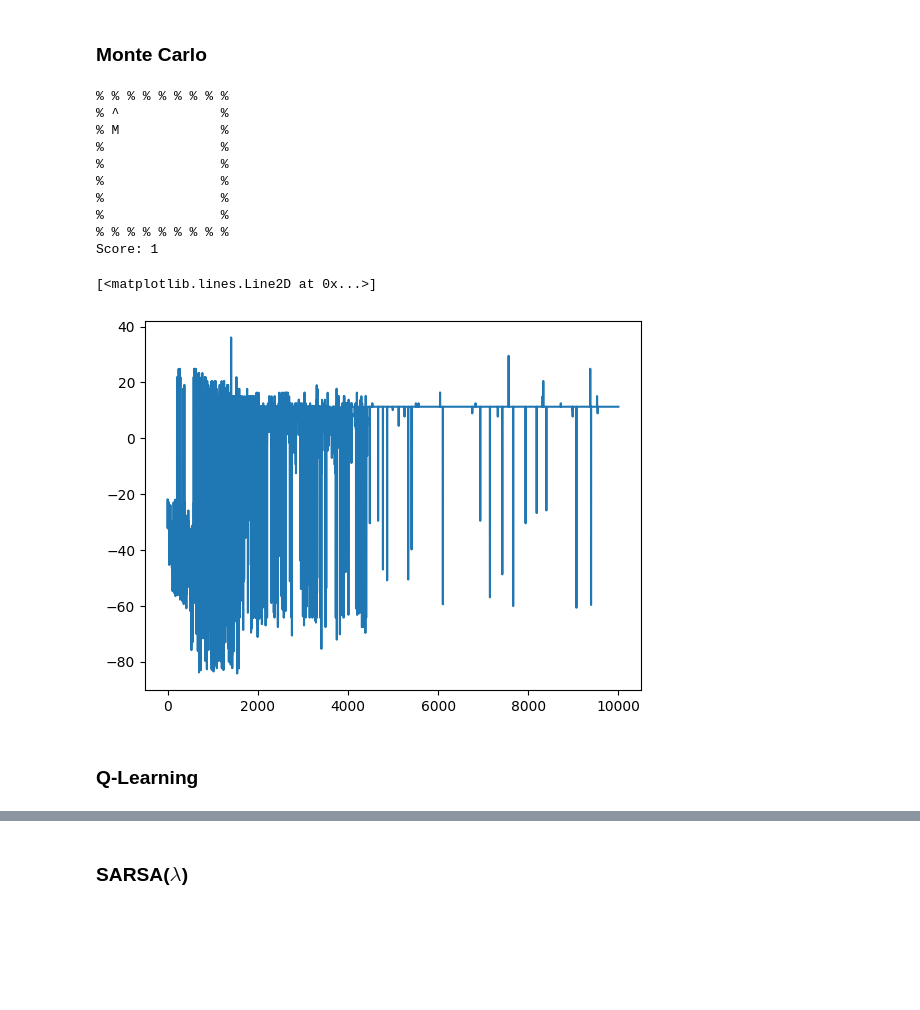
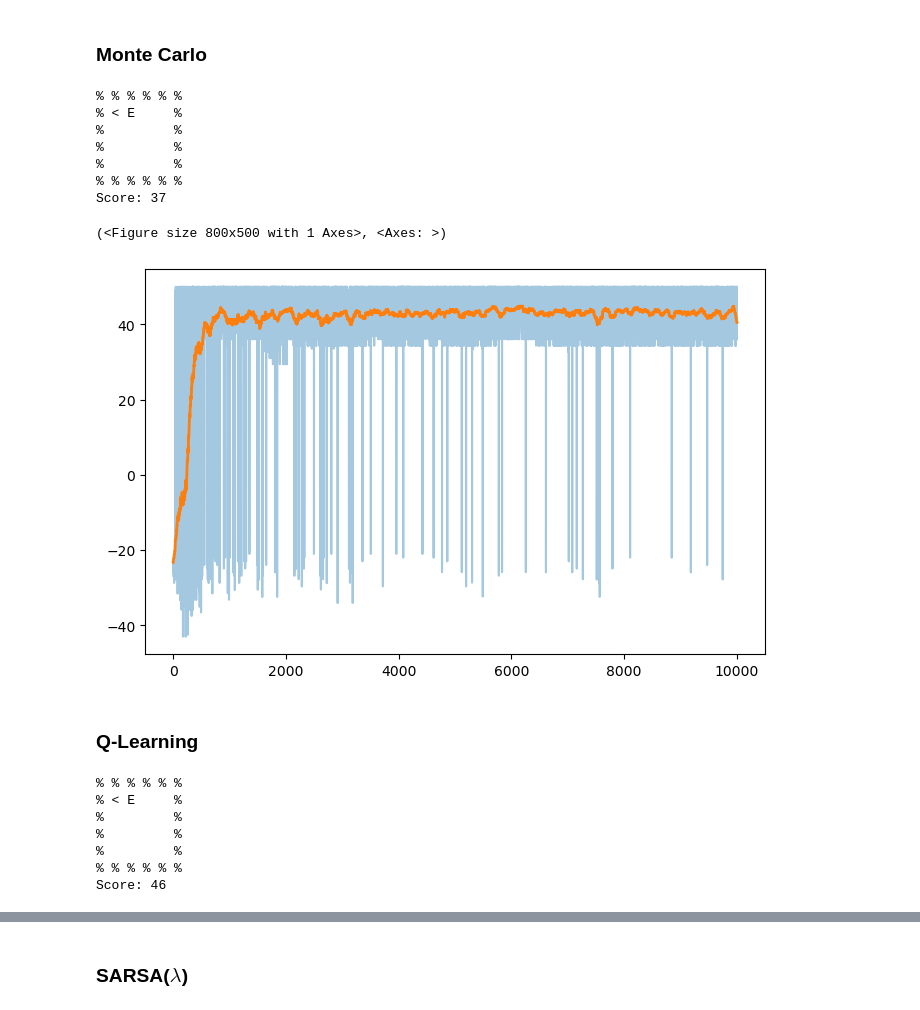
Before and after one commit to DanielGardin/MO436-Reinfocement-Learning, a Jupyter notebook: Relatório.ipynb, the cells around one changed output, grey strips where cells are left out. Drawn from its saved outputs; the diff is of its cells as text; code cells hidden in the pictures; blank space fills up the shorter version.

```diff
--- a/Relatório.ipynb
+++ b/Relatório.ipynb
@@ -24,6 +25,19 @@ import matplotlib.pyplot as plt
 import numpy as np
 # %%
-env = PacmanEnv.contourDanger(7, ghost_name= "FollowGhost")
+env = PacmanEnv.contourDanger(4, ghost_name= "FollowGhost")
+# %%
+def plot_episodes(episodes, smooth=11, alpha=0.4):
+    fig, ax = plt.subplots(figsize=(8, 5))
+
+    n_episode = np.array(range(len(episodes)))
+
+
+    plt.plot(episodes, alpha=alpha)
+    smooth_episode = np.convolve(np.pad(np.array(episodes), (smooth//2,smooth//2), mode='edge'), np.ones(smooth)/smooth, mode='valid')
+
+    ax.plot(smooth_episode, linewidth=2)
+
+    return fig, ax
 # %% [markdown]
 ### Monte Carlo
 # %%
@@ -48,7 +62,7 @@ class MonteCarlo(Agent):
 
         while curr_episode < max_episodes:
 
-            state, done = self.env.reset()
+            state, done = self.env.reset(random_init=True)
             cumulative_reward = 0
             cumulative_error  = 0
 
@@ -80,7 +94,7 @@ class MonteCarlo(Agent):
         return history
 
 
-    def act(self, state, epsilon=0):
+    def act(self, state, epsilon=0.):
         if np.random.rand() > epsilon:
             action = max(self.Qtable[state], key=self.Qtable[state].get)
 
@@ -89,27 +103,24 @@ class MonteCarlo(Agent):
 
         return action
 # %%
-monte_carlo = MonteCarlo(env.set_render(None), 0.99)
+monte_carlo = MonteCarlo(env.set_render(None), 0.99, N0=10)
 mc_history = monte_carlo.train(10000)
 # %%
 env.set_render('ansi')
 env.run_policy(monte_carlo, 0, .5);
 # %% [output]
-% % % % % % % % %
-% ^             %
-% M             %
-%               %
-%               %
-%               %
-%               %
-%               %
-% % % % % % % % %
-Score: 1
+% % % % % %
+% < E     %
+%         %
+%         %
+%         %
+% % % % % %
+Score: 37
 # %%
-plt.plot(mc_history["cumulative reward"])
+plot_episodes(mc_history["cumulative reward"], smooth=100)
 # %% [output]
-[<matplotlib.lines.Line2D at 0x...>]
+(<Figure size 800x500 with 1 Axes>, <Axes: >)
-[figure, old version]
+[figure, new version]
 # %% [markdown]
 ### Q-Learning
 # %%
@@ -176,8 +187,16 @@ class QLearning(Agent):
 
         return action
 # %%
-q_learning = QLearning(env.set_render(None), 0.99)
-q_history = q_learning.train(5000)
+q_learning = QLearning(env, 0.99)
+q_history = q_learning.train(1000)
+# %% [output]
+% % % % % %
+% < E     %
+%         %
+%         %
+%         %
+% % % % % %
+Score: 46
 # %%
 env.set_render('ansi')
 env.run_policy(q_learning, 0, .5);
```
Also changed, not shown: parts of 8 cells of this notebook.
